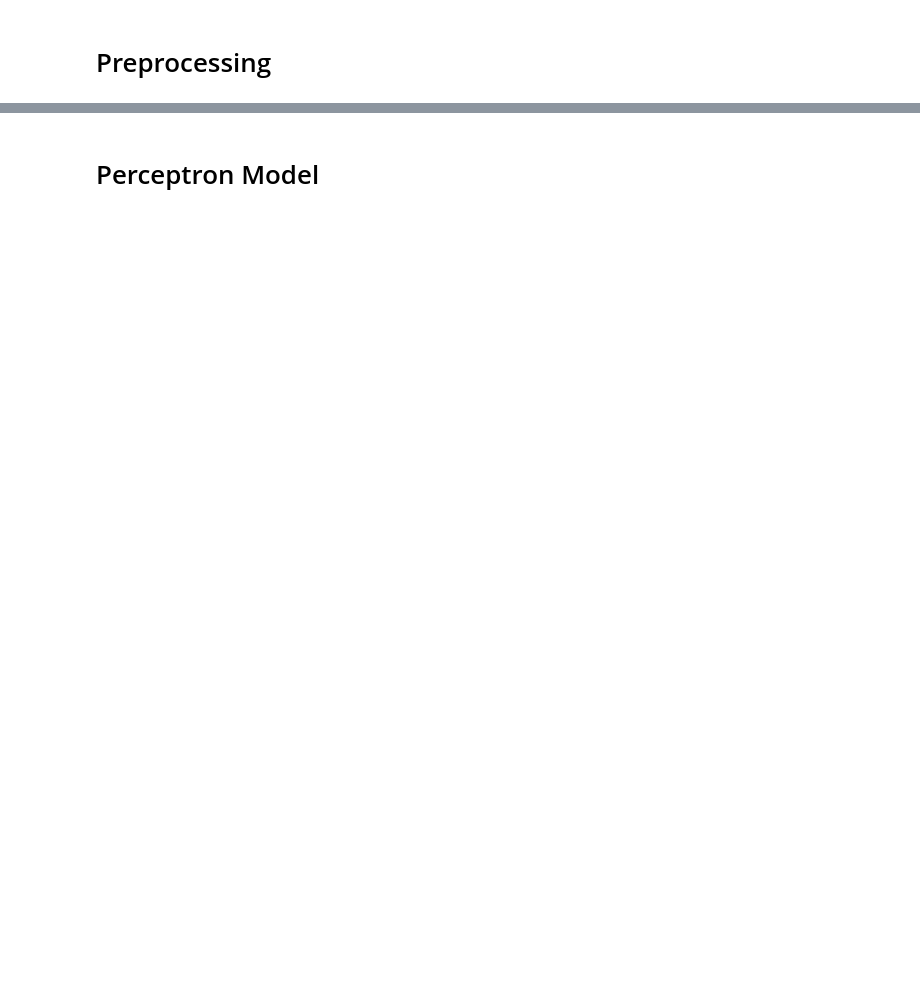
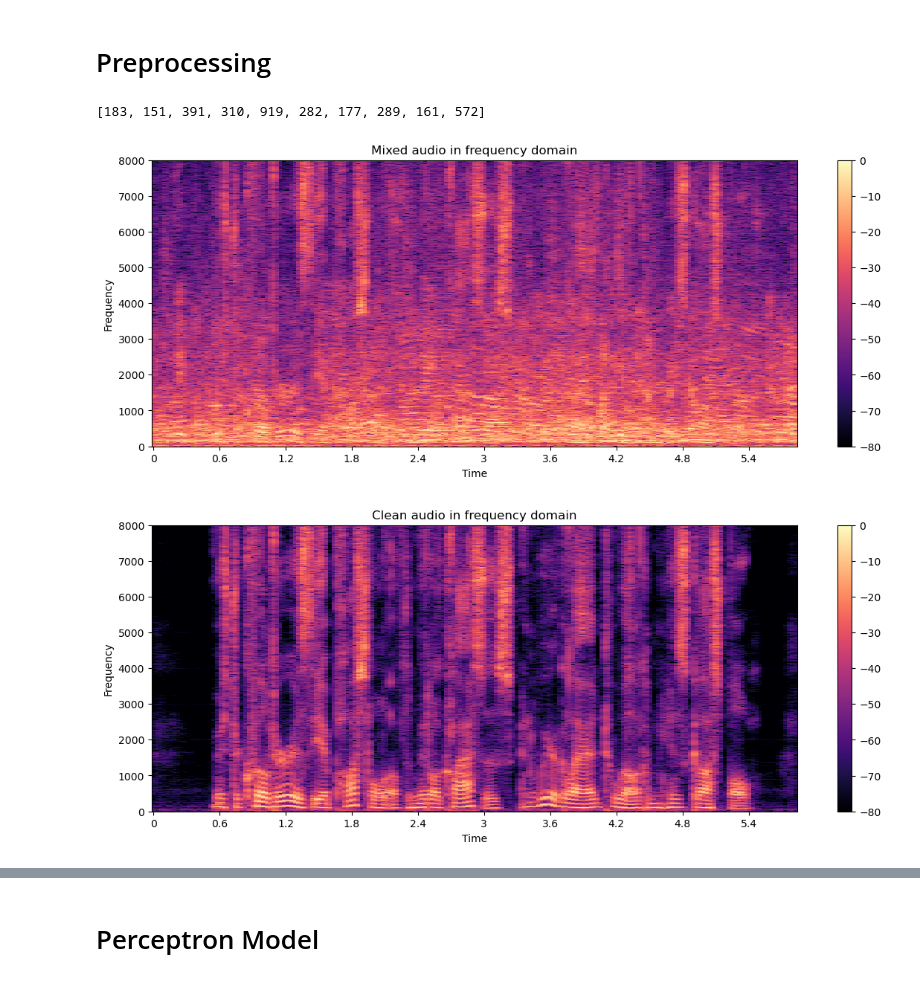
Before and after one commit to oussamarhouch/Projet-Audio, a Jupyter notebook: notebook.ipynb, the cells around one changed output, grey strips where cells are left out. Saved outputs shown, nothing was run; the diff lists cells and outputs as text; code cells hidden in the pictures; blank space fills up the shorter version.

```diff
--- a/notebook.ipynb
+++ b/notebook.ipynb
@@ -294,6 +303,30 @@ class AudioPreprocessor:
 # %%
 preprocessor = AudioPreprocessor(clean_path[:10], noise_file)
 preprocessor.process_files()
+# %%
+original = preprocessor.original_spec_length
+original
+# %% [output]
+[183, 151, 391, 310, 919, 282, 177, 289, 161, 572]
+# %%
+plt.figure(figsize=(14, 5))
+librosa.display.specshow(preprocessor.noisy_spec[0][:, :original[0]], sr=s_rate, x_axis="time", y_axis="hz")
+plt.title("Mixed audio in frequency domain")
+plt.xlabel("Time")
+plt.ylabel("Frequency")
+plt.colorbar()
+plt.show()
+
+plt.figure(figsize=(14, 5))
+librosa.display.specshow(preprocessor.clean_spec[0][:, :original[0]], sr=s_rate, x_axis="time", y_axis="hz")
+plt.title("Clean audio in frequency domain")
+plt.xlabel("Time")
+plt.ylabel("Frequency")
+plt.colorbar()
+plt.show()
+# %% [output]
+[figure, added]
+[figure, added]
 # %%
 X_train, X_test, y_train, y_test = train_test_split(
     preprocessor.noisy_spec, preprocessor.clean_spec, test_size=0.2, random_state=42
```
Also changed, not shown: parts of 26 cells of this notebook.
